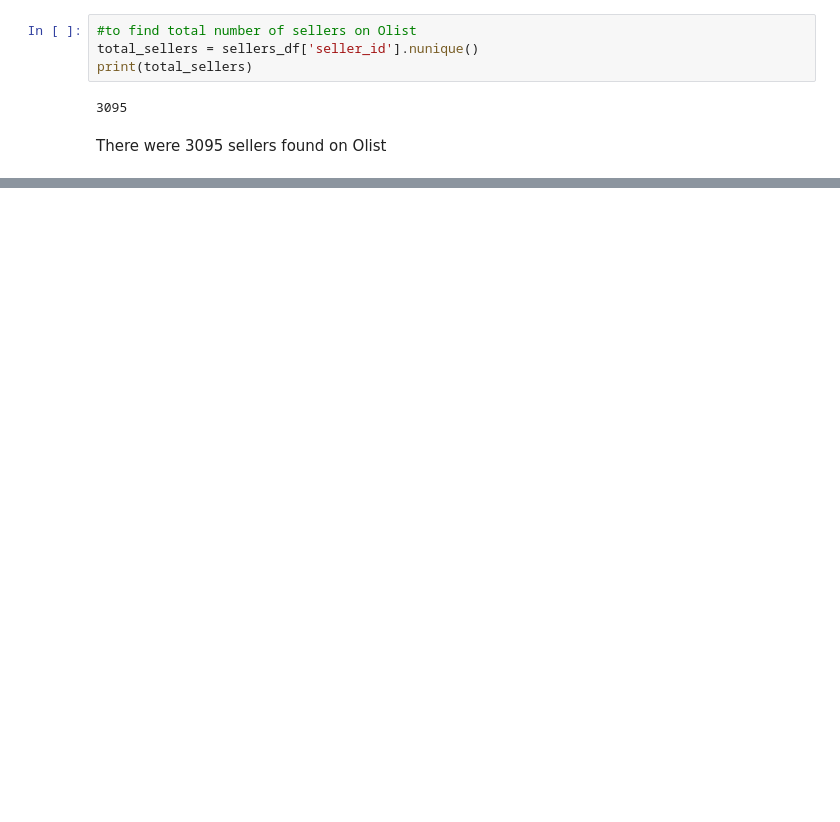
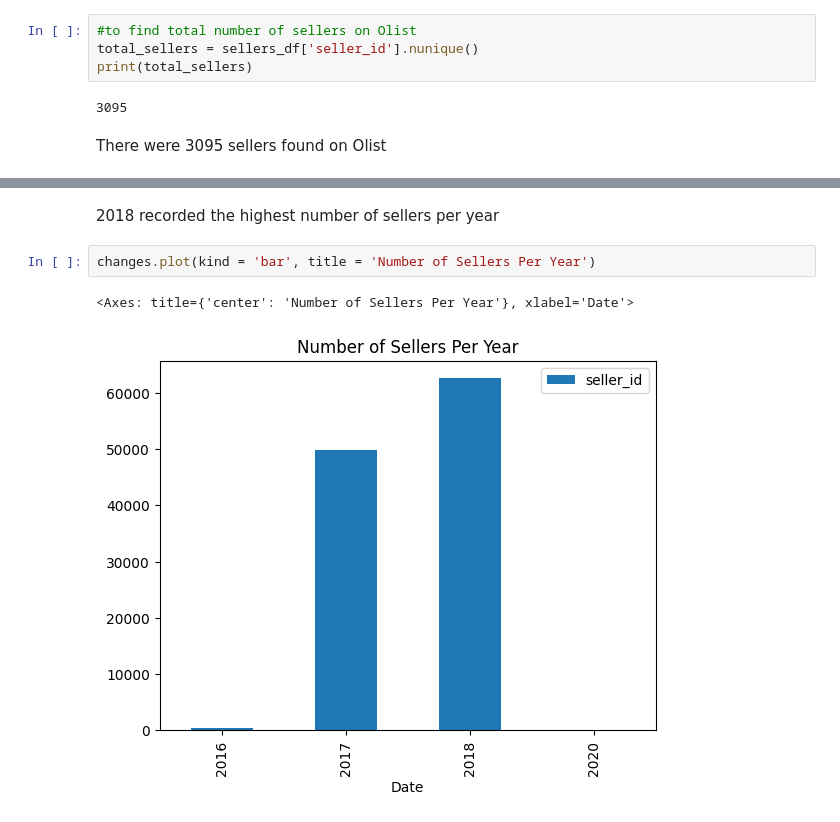
Before and after one commit to kanjamwingirwa/Olist, a Jupyter notebook: Olist_Analysis_Final.ipynb, the cells around one changed output, grey strips where cells are left out. Drawn from its saved outputs; the diff is of its cells as text; blank space fills up the shorter version.

```diff
--- a/Olist_Analysis_Final.ipynb
+++ b/Olist_Analysis_Final.ipynb
@@ -1182,0 +969,7 @@ KeyError: ignored
+# %% [markdown]
+2018 recorded the highest number of sellers per year
+# %%
+changes.plot(kind = 'bar', title = 'Number of Sellers Per Year')
+# %% [output]
+<Axes: title={'center': 'Number of Sellers Per Year'}, xlabel='Date'>
+[figure, added]
```
Also changed, not shown: parts of 88 cells of this notebook.
